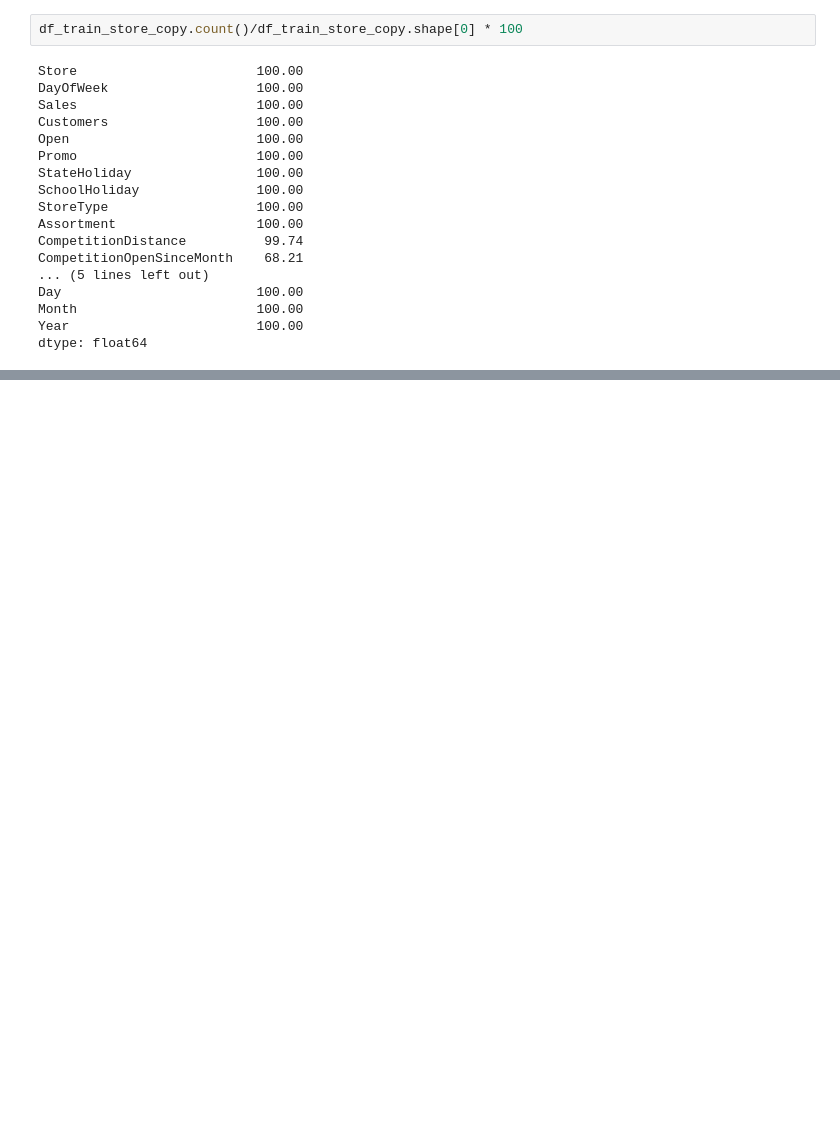
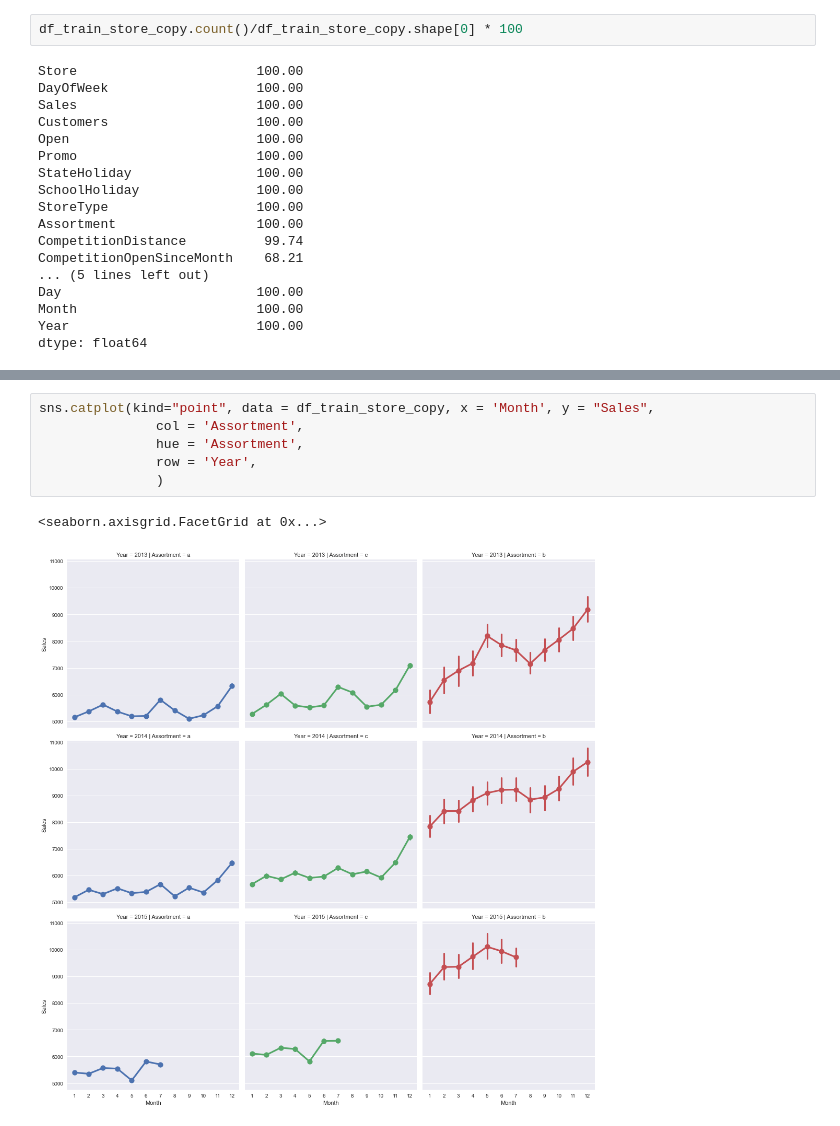
Before and after one commit to nahomfix/Pharmaceutical-Sales, a Jupyter notebook: notebooks/eda.ipynb, the cells around one changed output, grey strips where cells are left out. Saved outputs shown, nothing was run; the diff lists cells and outputs as text; blank space fills up the shorter version.

```diff
--- a/notebooks/eda.ipynb
+++ b/notebooks/eda.ipynb
@@ -230,0 +240,9 @@ dtype: float64
+# %%
+sns.catplot(kind="point", data = df_train_store_copy, x = 'Month', y = "Sales",
+               col = 'Assortment',
+               hue = 'Assortment',
+               row = 'Year',
+               )
+# %% [output]
+<seaborn.axisgrid.FacetGrid at 0x...>
+[figure, added]
```
Also changed, not shown: parts of 1 cell of this notebook, 3 other files.
